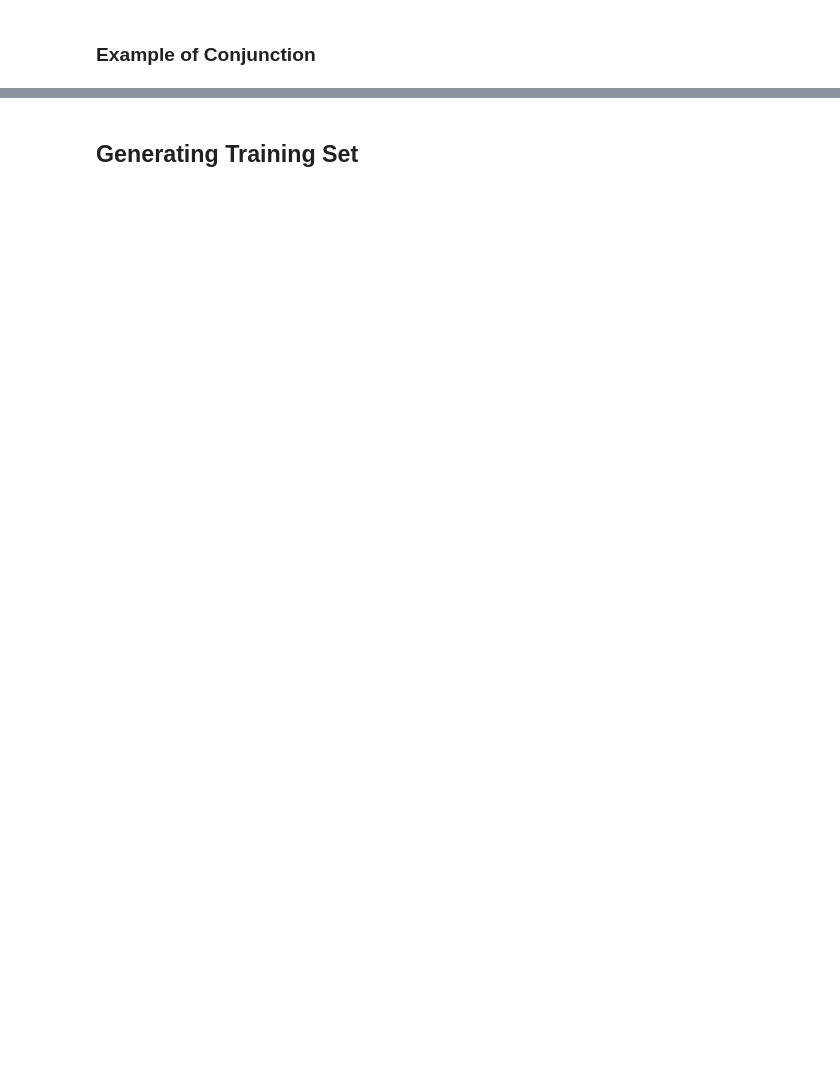
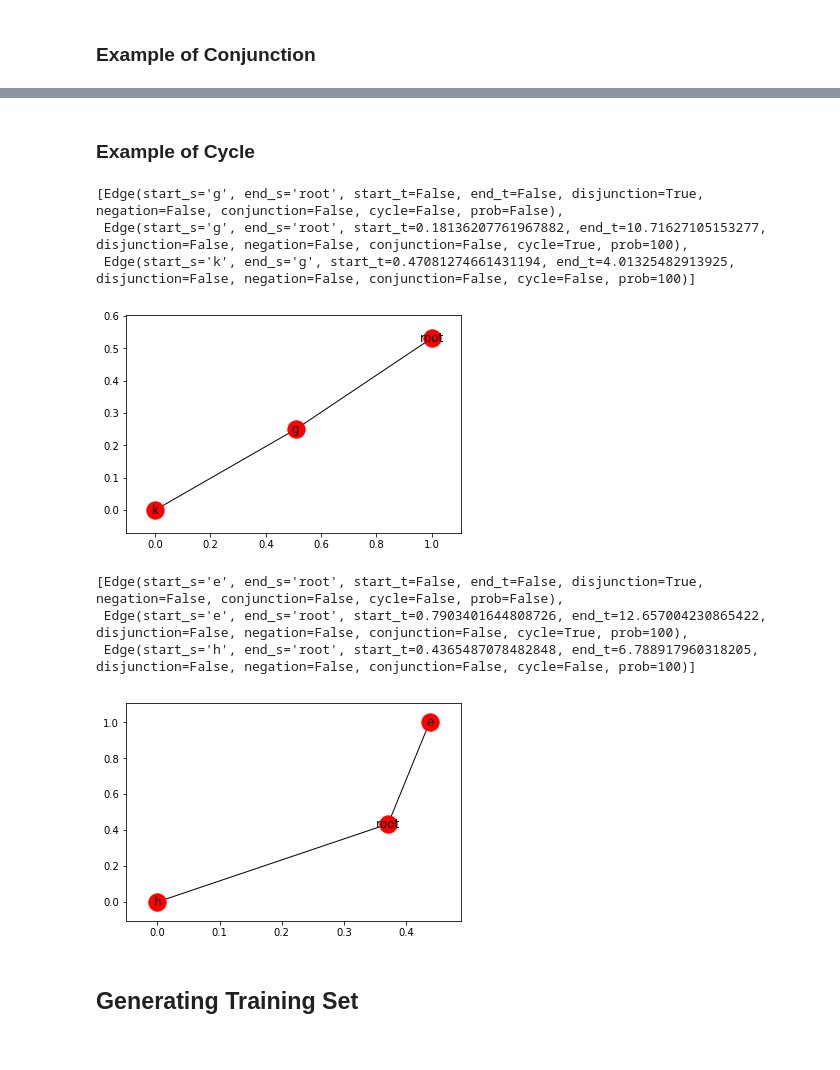
Before and after one commit to keiflager/TemporalDataGeneration, a Jupyter notebook: ExploringTemporalData.ipynb, the cells around one changed output, grey strips where cells are left out. Saved outputs shown, nothing was run; the diff lists cells and outputs as text; code cells hidden in the pictures; blank space fills up the shorter version.

```diff
--- a/ExploringTemporalData.ipynb
+++ b/ExploringTemporalData.ipynb
@@ -234,3 +222,20 @@ for _ in range(2):
+# %% [markdown]
+### Example of Cycle
+# %%
+# Raised the low threshold to be able to perform both operators.
+for _ in range(2):
+    ref_pattern = body_pattern(low_body=2, high_body=3, cycle=True)
+    pprint(ref_pattern)
+    plot_pattern(ref_pattern)
+# %% [output]
+[Edge(start_s='g', end_s='root', start_t=False, end_t=False, disjunction=True, negation=False, conjunction=False, cycle=False, prob=False),
+ Edge(start_s='g', end_s='root', start_t=0.18136207761967882, end_t=10.71627105153277, disjunction=False, negation=False, conjunction=False, cycle=True, prob=100),
+ Edge(start_s='k', end_s='g', start_t=0.47081274661431194, end_t=4.01325482913925, disjunction=False, negation=False, conjunction=False, cycle=False, prob=100)]
+[figure, added]
+[Edge(start_s='e', end_s='root', start_t=False, end_t=False, disjunction=True, negation=False, conjunction=False, cycle=False, prob=False),
+ Edge(start_s='e', end_s='root', start_t=0.7903401644808726, end_t=12.657004230865422, disjunction=False, negation=False, conjunction=False, cycle=True, prob=100),
+ Edge(start_s='h', end_s='root', start_t=0.4365487078482848, end_t=6.788917960318205, disjunction=False, negation=False, conjunction=False, cycle=False, prob=100)]
+[figure, added]
 # %% [markdown]
 ## Generating Training Set
 <br>
```
Also changed, not shown: parts of 23 cells of this notebook.
